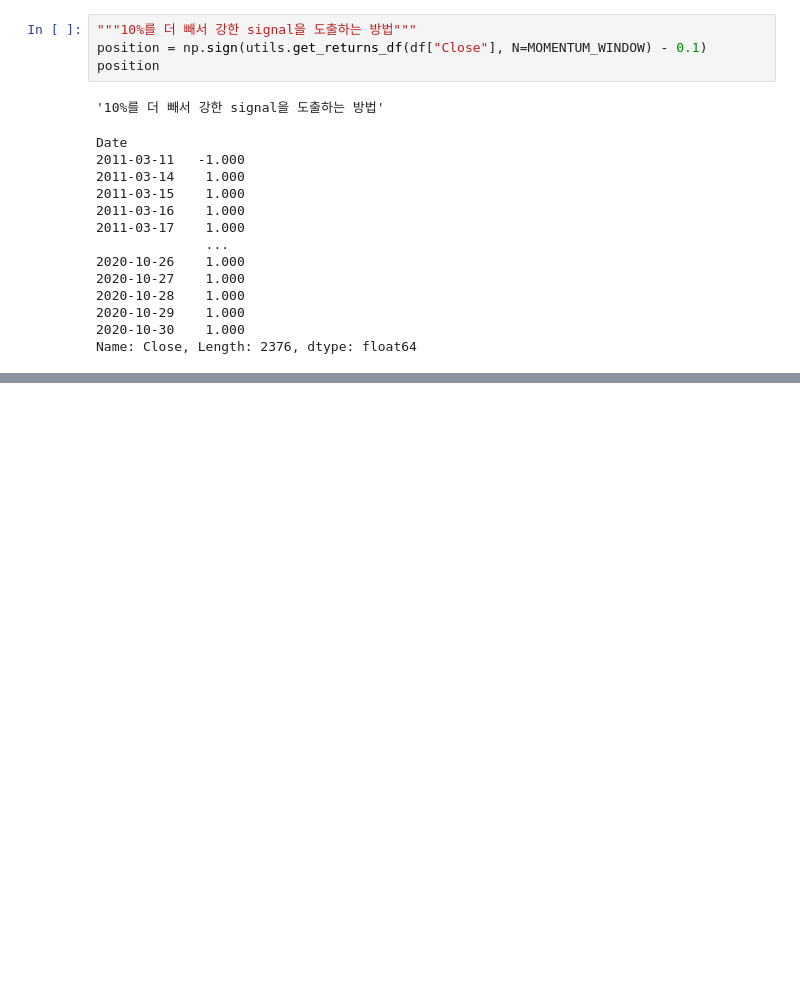
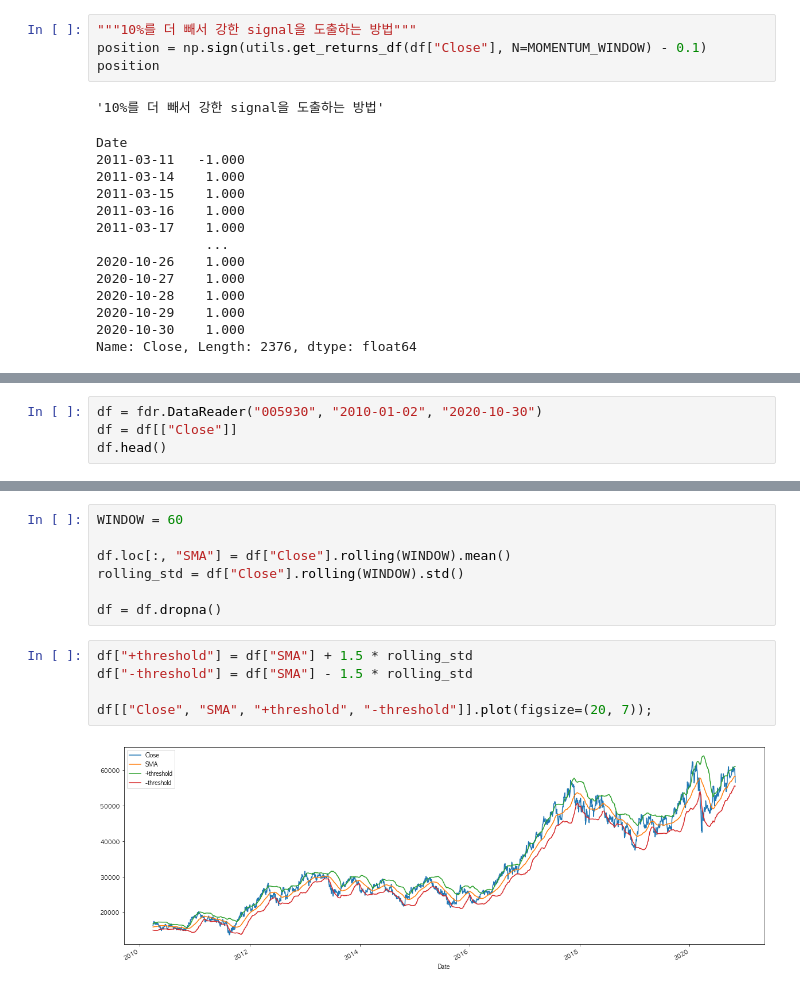
Before and after one commit to JihoQuant/Python-Pandas-Part-1, a Jupyter notebook: part2/5. Signal Based Backtesing.ipynb, the cells around one changed output, grey strips where cells are left out. Saved outputs shown, nothing was run; the diff lists cells and outputs as text; blank space fills up the shorter version.

Commit message:
✏️ Mean Reversion Strategy with Bollinger Band

```diff
--- a/part2/5. Signal Based Backtesing.ipynb
+++ b/part2/5. Signal Based Backtesing.ipynb
@@ -403,0 +411,4 @@ Name: Close, Length: 2376, dtype: float64
+# %%
+df = fdr.DataReader("005930", "2010-01-02", "2020-10-30")
+df = df[["Close"]]
+df.head()
@@ -403,0 +423,14 @@ Name: Close, Length: 2376, dtype: float64
+# %%
+WINDOW = 60
+
+df.loc[:, "SMA"] = df["Close"].rolling(WINDOW).mean()
+rolling_std = df["Close"].rolling(WINDOW).std()
+
+df = df.dropna()
+# %%
+df["+threshold"] = df["SMA"] + 1.5 * rolling_std
+df["-threshold"] = df["SMA"] - 1.5 * rolling_std
+
+df[["Close", "SMA", "+threshold", "-threshold"]].plot(figsize=(20, 7));
+# %% [output]
+[figure, added]
```
Also changed, not shown: parts of 18 cells of this notebook.
